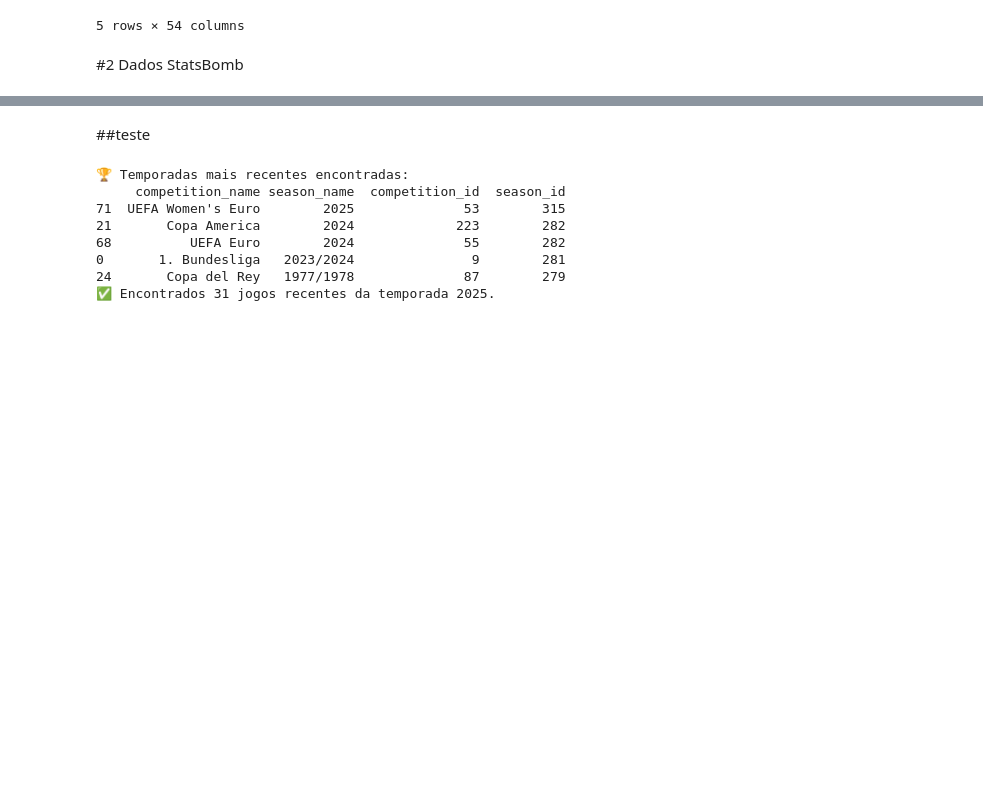
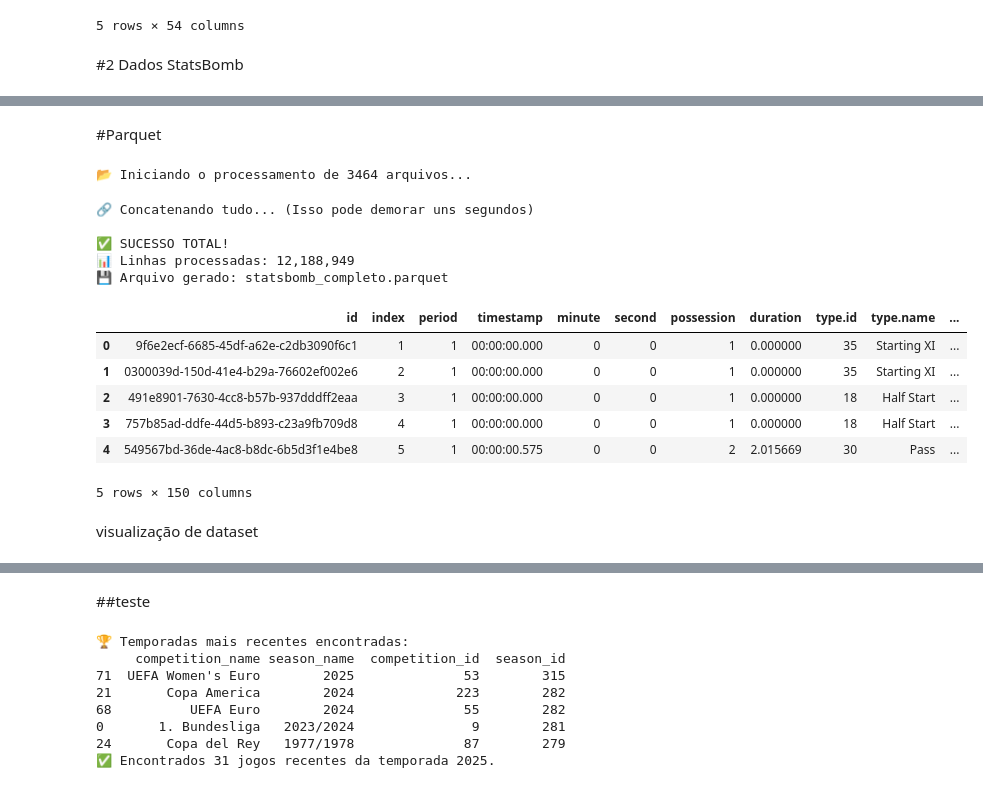
Before and after one commit to kaikinattandossantos/Aura_da_Sorte, a Jupyter notebook: Data/Copper/data.ipynb, the cells around one changed output, grey strips where cells are left out. Saved outputs shown, nothing was run; the diff lists cells and outputs as text; code cells hidden in the pictures; blank space fills up the shorter version.

Commit message:
api with data json and parquet in

```diff
--- a/Data/Copper/data.ipynb
+++ b/Data/Copper/data.ipynb
@@ -71,7 +71,7 @@ else:
         print(f"Nenhum arquivo de eventos foi encontrado em {path_sb}")
     else:
         records = []
-        max_files = 5  # amostra para carregar rápido
+        max_files = 20  # amostra para carregar rápido
         for fp in event_json_files[:max_files]:
             with open(fp, "r", encoding="utf-8") as f:
                 events = json.load(f)
@@ -574,0 +122,70 @@ ROC-AUC: 0.7010
+# %% [markdown]
+#Parquet
+# %%
+import pandas as pd
+import json
+import os
+import glob
+from tqdm import tqdm # Barra de progresso
+
+# 1. Configuração de Caminhos
+# (Certifique-se que path_sb já foi definido na célula anterior)
+event_json_files = glob.glob(os.path.join(path_sb, "**", "events", "*.json"), recursive=True)
+
+print(f"📂 Iniciando o processamento de {len(event_json_files)} arquivos...")
+
+# 2. Loop de Processamento Real
+all_events = []
+
+# Vamos processar em lotes para não estourar sua memória RAM
+for fp in tqdm(event_json_files, desc="Convertendo JSON para Tabela"):
+    try:
+        with open(fp, "r", encoding="utf-8") as f:
+            events = json.load(f)
+
+        # Achatando o JSON (Flattening)
+        df_temp = pd.json_normalize(events)
+
+        # Guardando o ID da partida
+        df_temp['match_id'] = os.path.basename(fp).replace(".json", "")
+
+        all_events.append(df_temp)
+    except Exception as e:
+        continue # Pula arquivos corrompidos
+
+# 3. Consolidação e Salvamento
+if all_events:
+    print("\n🔗 Concatenando tudo... (Isso pode demorar uns segundos)")
+    df_final = pd.concat(all_events, ignore_index=True)
+
+    # Removendo colunas totalmente vazias para economizar espaço
+    df_final = df_final.dropna(axis=1, how='all')
+
+    # SALVANDO EM PARQUET (Ouro!)
+    output_parquet = "statsbomb_completo.parquet"
+    df_final.to_parquet(output_parquet, compression="snappy", index=False)
+
+    print(f"\n✅ SUCESSO TOTAL!")
+    print(f"📊 Linhas processadas: {len(df_final):,}")
+    print(f"💾 Arquivo gerado: {output_parquet}")
+
+    # Agora sim, o head() para você ver a tabela
+    display(df_final.head())
+else:
+    print("❌ Nenhum dado foi processado. Verifique os caminhos.")
+# %% [output]
+📂 Iniciando o processamento de 3464 arquivos...
+🔗 Concatenando tudo... (Isso pode demorar uns segundos)
+
+✅ SUCESSO TOTAL!
+📊 Linhas processadas: 12,188,949
+💾 Arquivo gerado: statsbomb_completo.parquet
+|  | id | index | period | timestamp | minute | second | possession | duration | type.id | type.name | ... |
+| 0 | 9f6e2ecf-6685-45df-a62e-c2db3090f6c1 | 1 | 1 | 00:00:00.000 | 0 | 0 | 1 | 0.000000 | 35 | Starting XI | ... |
+| 1 | 0300039d-150d-41e4-b29a-76602ef002e6 | 2 | 1 | 00:00:00.000 | 0 | 0 | 1 | 0.000000 | 35 | Starting XI | ... |
+| 2 | 491e8901-7630-4cc8-b57b-937dddff2eaa | 3 | 1 | 00:00:00.000 | 0 | 0 | 1 | 0.000000 | 18 | Half Start | ... |
+| 3 | 757b85ad-ddfe-44d5-b893-c23a9fb709d8 | 4 | 1 | 00:00:00.000 | 0 | 0 | 1 | 0.000000 | 18 | Half Start | ... |
+| 4 | 549567bd-36de-4ac8-b8dc-6b5d3f1e4be8 | 5 | 1 | 00:00:00.575 | 0 | 0 | 2 | 2.015669 | 30 | Pass | ... |
+5 rows × 150 columns
+# %% [markdown]
+visualização de dataset
```
Also changed, not shown: parts of 14 cells of this notebook, 4 other files.
